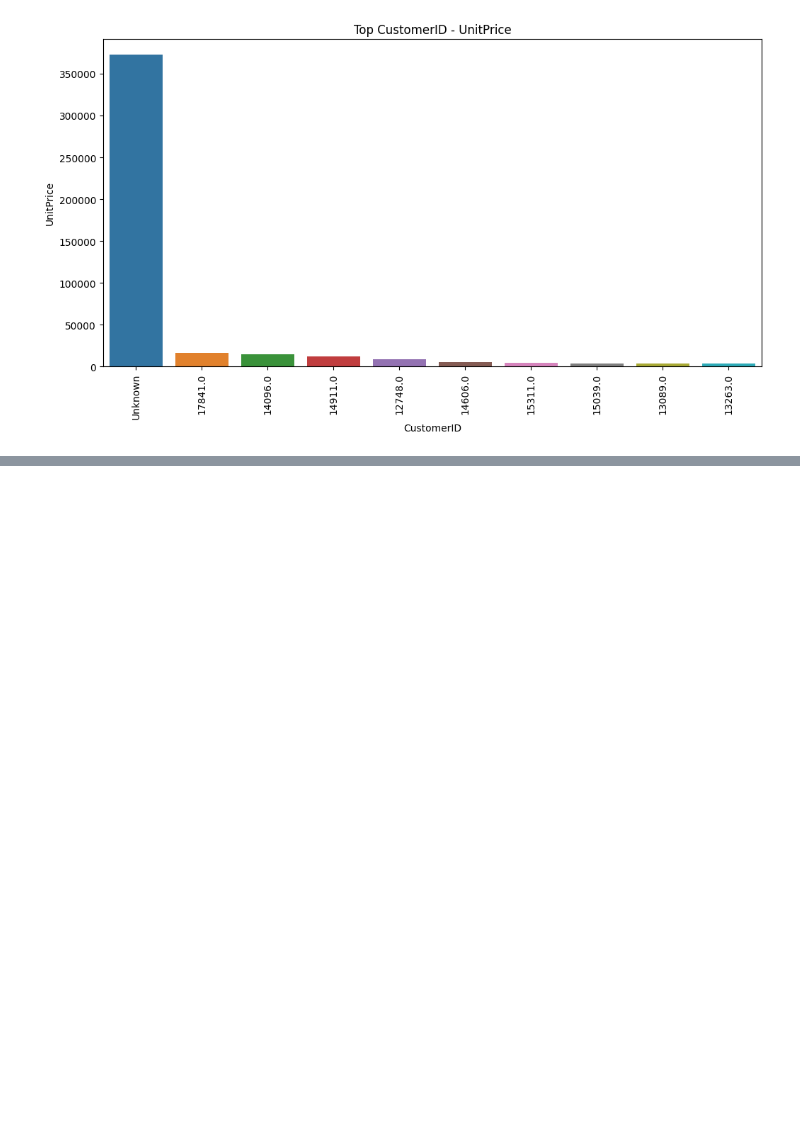
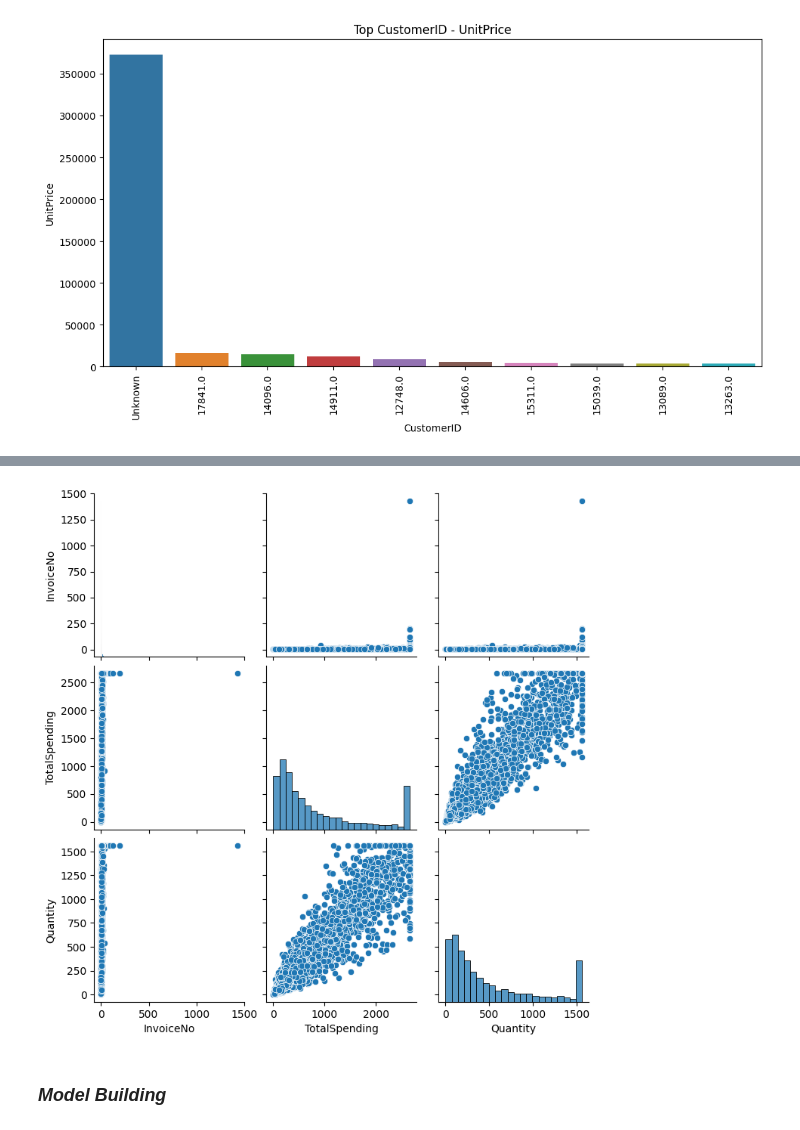
Before and after one commit to aakashsyadav1999/online-retail-dataset, a Jupyter notebook: online_retail.ipynb, the cells around one changed output, grey strips where cells are left out. Cells and saved outputs as stored; diff of their text form; code cells hidden in the pictures; blank space fills up the shorter version.

```diff
--- a/online_retail.ipynb
+++ b/online_retail.ipynb
@@ -632,0 +571,7 @@ plt.show()
+# %%
+sns.pairplot(data=customer_data)
+plt.show()
+# %% [output]
+[figure, added]
+# %% [markdown]
+### ***Model Building***
```
Also changed, not shown: parts of 42 cells of this notebook.
